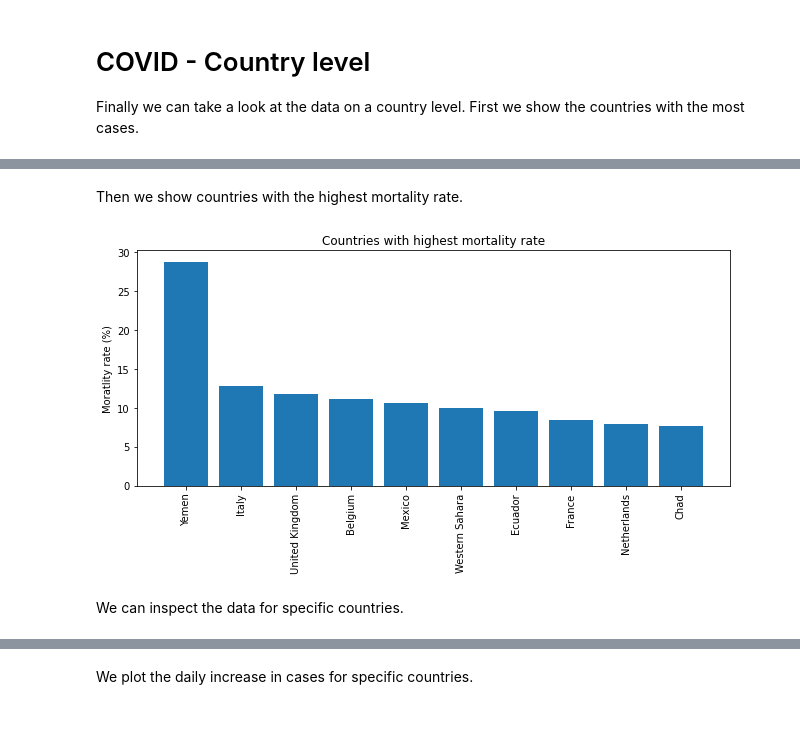
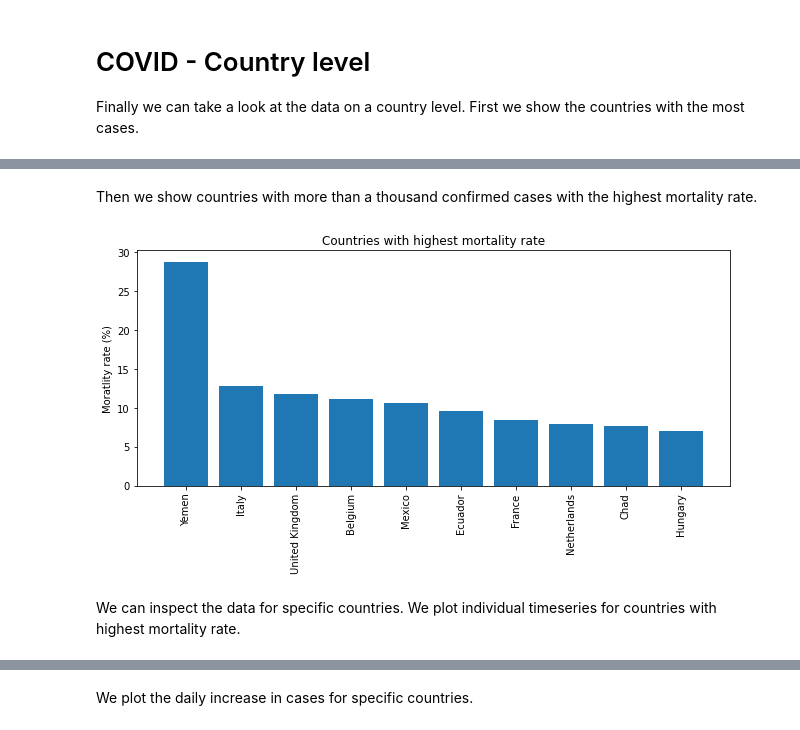
Before and after one commit to besiobu/data-science-portfolio, a Jupyter notebook: covid-19/covid19.ipynb, the cells around one changed output, grey strips where cells are left out. Saved outputs shown, nothing was run; the diff lists cells and outputs as text; code cells hidden in the pictures.

```diff
--- a/covid-19/covid19.ipynb
+++ b/covid-19/covid19.ipynb
@@ -736,20 +740,22 @@ for name,df in zip(names, dataframes):
 # %% [markdown]
-Then we show countries with the highest mortality rate.
+Then we show countries with more than a thousand confirmed cases with the highest mortality rate.
 # %%
-high_mort = country_stats[['Country', 'Mortality']]
+high_mort = country_stats[['Country', 'Mortality', 'Confirmed']]
+high_mort = high_mort.loc[high_mort['Confirmed'] > 1000, :]
+high_mort = high_mort.drop('Confirmed', axis=1)
 high_mort = high_mort.sort_values('Mortality', ascending=False)
 high_mort = high_mort.reset_index(drop=True)
 high_mort.columns = ['Country', 'Mortality Rate']
 high_mort = high_mort.head(10)
 
 plt.bar(high_mort['Country'], height=high_mort['Mortality Rate'])
 plt.xticks(rotation=90)
 plt.ylabel('Moratlity rate (%)')
 plt.title('Countries with highest mortality rate')
 plt.tight_layout()
 plt.show()
 # %% [output]
-[figure, old version]
+[figure, new version]
 # %%
 def country_plot_cases(country):
     """
@@ -778,4 +784,4 @@ def country_plot_cases(country):
     plt.tight_layout()
     plt.show()
 # %% [markdown]
-We can inspect the data for specific countries.
+We can inspect the data for specific countries. We plot individual timeseries for countries with highest mortality rate.
```
Also changed, not shown: parts of 18 cells of this notebook.
